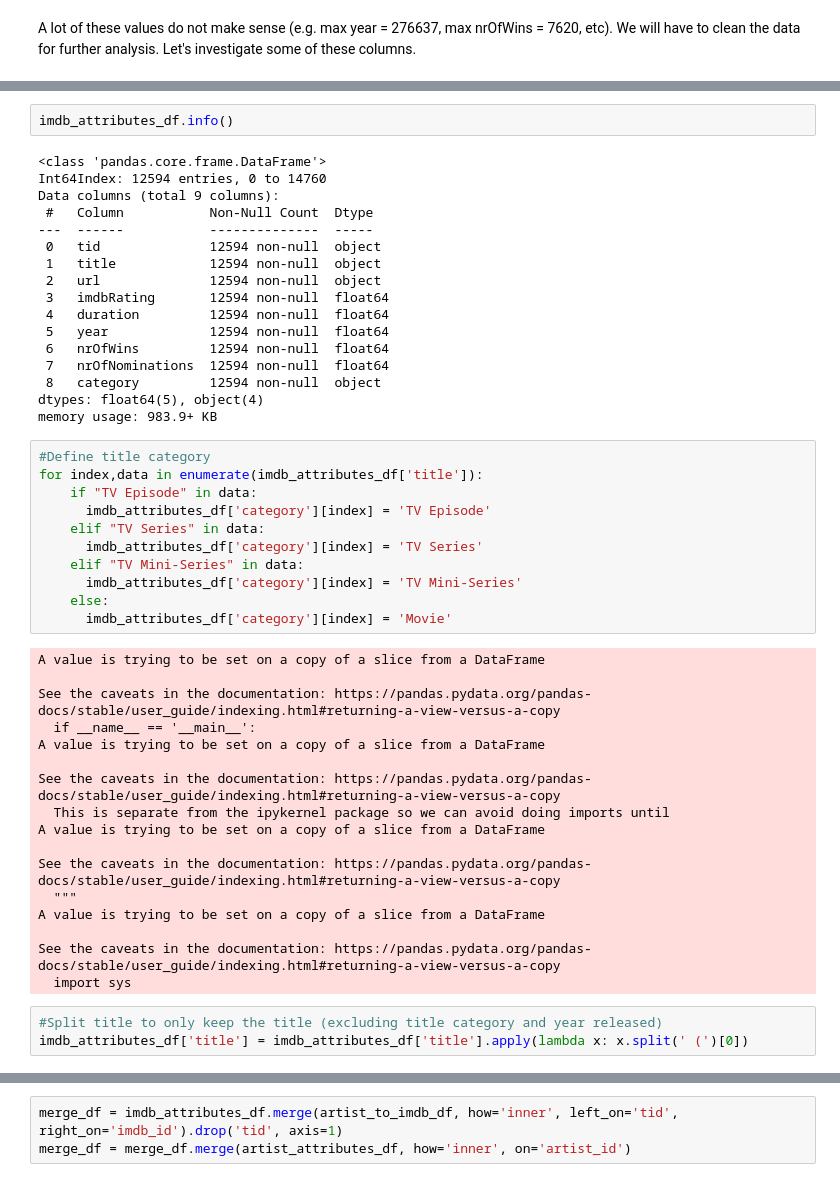
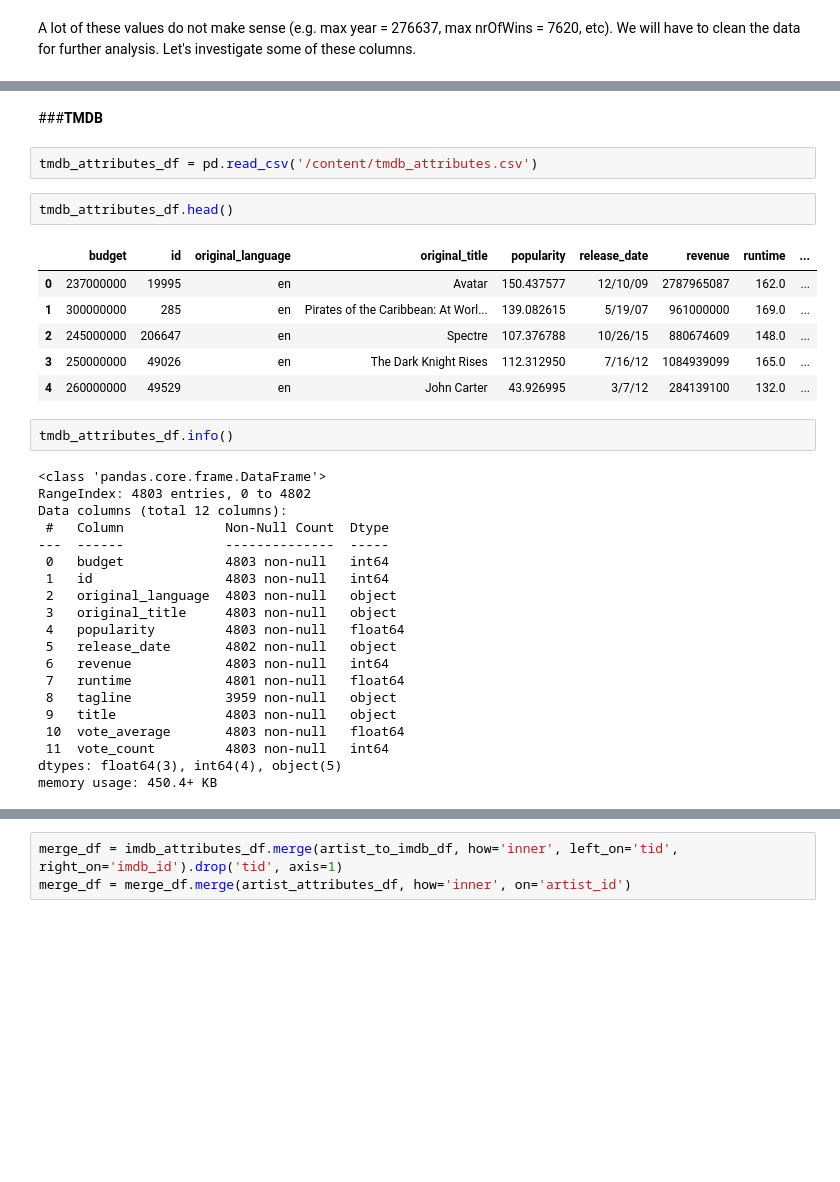
Before and after one commit to canon14/MovieRecommendationModel, a Jupyter notebook: MovieRecommendation.ipynb, the cells around one changed output, grey strips where cells are left out. Cells and saved outputs as stored; diff of their text form; blank space fills up the shorter version.

```diff
--- a/MovieRecommendation.ipynb
+++ b/MovieRecommendation.ipynb
@@ -216,50 +195,35 @@ See the caveats in the documentation: https://pandas.pydata.org/pandas-docs/stab
+# %% [markdown]
+###**TMDB**
+# %%
+tmdb_attributes_df = pd.read_csv('/content/tmdb_attributes.csv')
+# %%
+tmdb_attributes_df.head()
+# %% [output]
+|  | budget | id | original_language | original_title | popularity | release_date | revenue | runtime | ... |
+| 0 | 237000000 | 19995 | en | Avatar | 150.437577 | 12/10/09 | 2787965087 | 162.0 | ... |
+| 1 | 300000000 | 285 | en | Pirates of the Caribbean: At Worl... | 139.082615 | 5/19/07 | 961000000 | 169.0 | ... |
+| 2 | 245000000 | 206647 | en | Spectre | 107.376788 | 10/26/15 | 880674609 | 148.0 | ... |
+| 3 | 250000000 | 49026 | en | The Dark Knight Rises | 112.312950 | 7/16/12 | 1084939099 | 165.0 | ... |
+| 4 | 260000000 | 49529 | en | John Carter | 43.926995 | 3/7/12 | 284139100 | 132.0 | ... |
 # %%
-imdb_attributes_df.info()
+tmdb_attributes_df.info()
 # %% [output]
 <class 'pandas.core.frame.DataFrame'>
-Int64Index: 12594 entries, 0 to 14760
-Data columns (total 9 columns):
- #   Column           Non-Null Count  Dtype
----  ------           --------------  -----
- 0   tid              12594 non-null  object
- 1   title            12594 non-null  object
- 2   url              12594 non-null  object
- 3   imdbRating       12594 non-null  float64
- 4   duration         12594 non-null  float64
- 5   year             12594 non-null  float64
- 6   nrOfWins         12594 non-null  float64
- 7   nrOfNominations  12594 non-null  float64
- 8   category         12594 non-null  object
-dtypes: float64(5), object(4)
-memory usage: 983.9+ KB
+RangeIndex: 4803 entries, 0 to 4802
+Data columns (total 12 columns):
+ #   Column             Non-Null Count  Dtype
+---  ------             --------------  -----
+ 0   budget             4803 non-null   int64
+ 1   id                 4803 non-null   int64
+ 2   original_language  4803 non-null   object
+ 3   original_title     4803 non-null   object
+ 4   popularity         4803 non-null   float64
+ 5   release_date       4802 non-null   object
+ 6   revenue            4803 non-null   int64
+ 7   runtime            4801 non-null   float64
+ 8   tagline            3959 non-null   object
+ 9   title              4803 non-null   object
+ 10  vote_average       4803 non-null   float64
+ 11  vote_count         4803 non-null   int64
+dtypes: float64(3), int64(4), object(5)
+memory usage: 450.4+ KB
-# %%
-#Define title category
-for index,data in enumerate(imdb_attributes_df['title']):
-    if "TV Episode" in data:
-      imdb_attributes_df['category'][index] = 'TV Episode'
-    elif "TV Series" in data:
-      imdb_attributes_df['category'][index] = 'TV Series'
-    elif "TV Mini-Series" in data:
-      imdb_attributes_df['category'][index] = 'TV Mini-Series'
-    else:
-      imdb_attributes_df['category'][index] = 'Movie'
-# %% [output]
-A value is trying to be set on a copy of a slice from a DataFrame
-
-See the caveats in the documentation: https://pandas.pydata.org/pandas-docs/stable/user_guide/indexing.html#returning-a-view-versus-a-copy
-  if __name__ == '__main__':
-A value is trying to be set on a copy of a slice from a DataFrame
-
-See the caveats in the documentation: https://pandas.pydata.org/pandas-docs/stable/user_guide/indexing.html#returning-a-view-versus-a-copy
-  This is separate from the ipykernel package so we can avoid doing imports until
-A value is trying to be set on a copy of a slice from a DataFrame
-
-See the caveats in the documentation: https://pandas.pydata.org/pandas-docs/stable/user_guide/indexing.html#returning-a-view-versus-a-copy
-  """
-A value is trying to be set on a copy of a slice from a DataFrame
-
-See the caveats in the documentation: https://pandas.pydata.org/pandas-docs/stable/user_guide/indexing.html#returning-a-view-versus-a-copy
-  import sys
-# %%
-#Split title to only keep the title (excluding title category and year released)
-imdb_attributes_df['title'] = imdb_attributes_df['title'].apply(lambda x: x.split(' (')[0])
```
Also changed, not shown: parts of 8 cells of this notebook.
